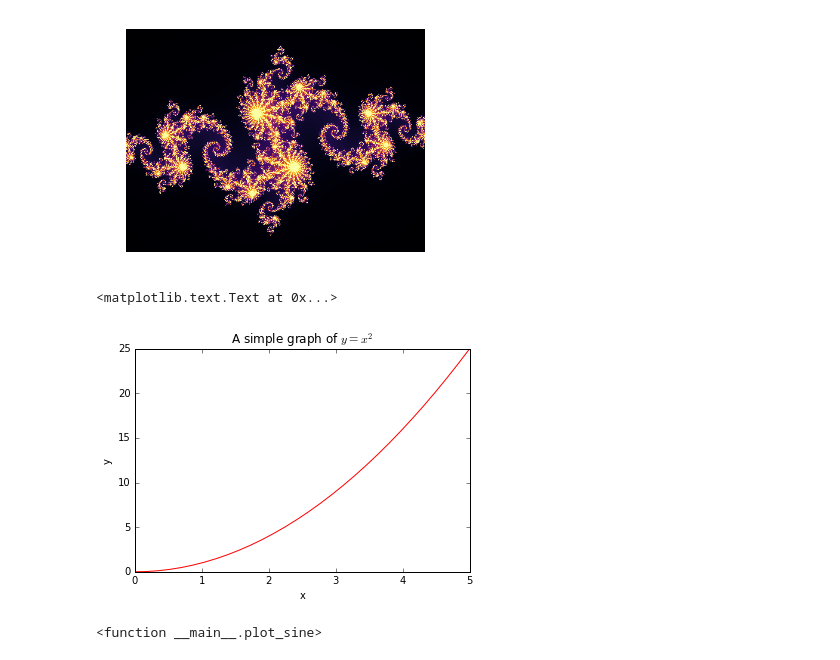
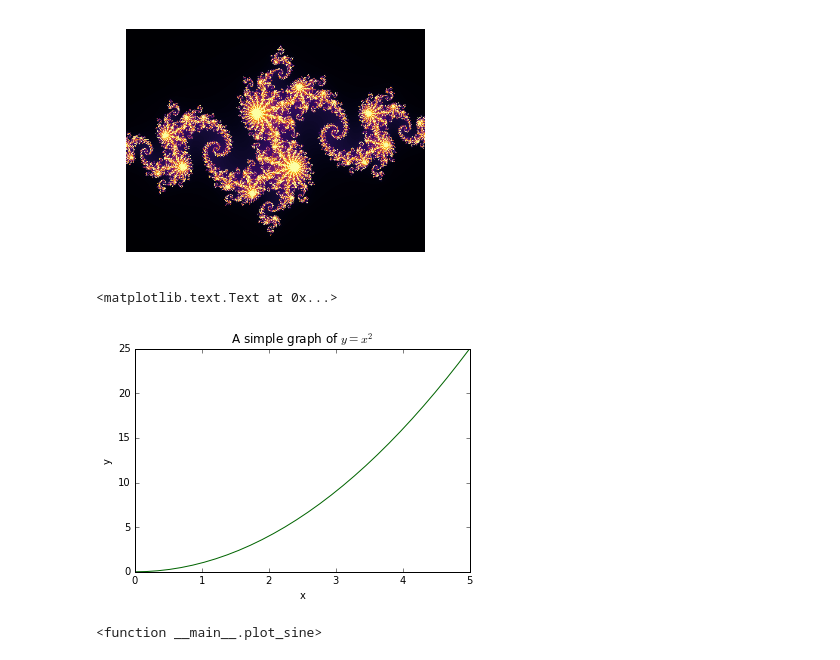
Before and after one commit to evanbiederstedt/example_notebooks, a Jupyter notebook: Python_notebook.ipynb, the cells around one changed output. Saved outputs shown, nothing was run; the diff lists cells and outputs as text; code cells hidden in the pictures.

```diff
--- a/Python_notebook.ipynb
+++ b/Python_notebook.ipynb
@@ -37,23 +37,23 @@ plot_julia_set(800, 600, -0.8, 0.156, 'inferno')   # oooh, pretty
 # %%
 # Import matplotlib (plotting) and numpy (numerical arrays).
 # This enables their use in the Notebook.
 %matplotlib inline
 import matplotlib.pyplot as plt
 import numpy as np
 
 # Create an array of 30 values for x equally spaced from 0 to 5.
 x = np.linspace(0, 5, 30)
 y = x**2
 
 # Plot y versus x
 fig, ax = plt.subplots(nrows=1, ncols=1)
-ax.plot(x, y, color='red')
+ax.plot(x, y, color='darkgreen')
 ax.set_xlabel('x')
 ax.set_ylabel('y')
 ax.set_title('A simple graph of $y=x^2$')
 # %% [output]
 <matplotlib.text.Text at 0x...>
-[figure, old version]
+[figure, new version]
 # %%
 # Import matplotlib (plotting) and numpy (numerical arrays).
 # This enables their use in the Notebook.
```
